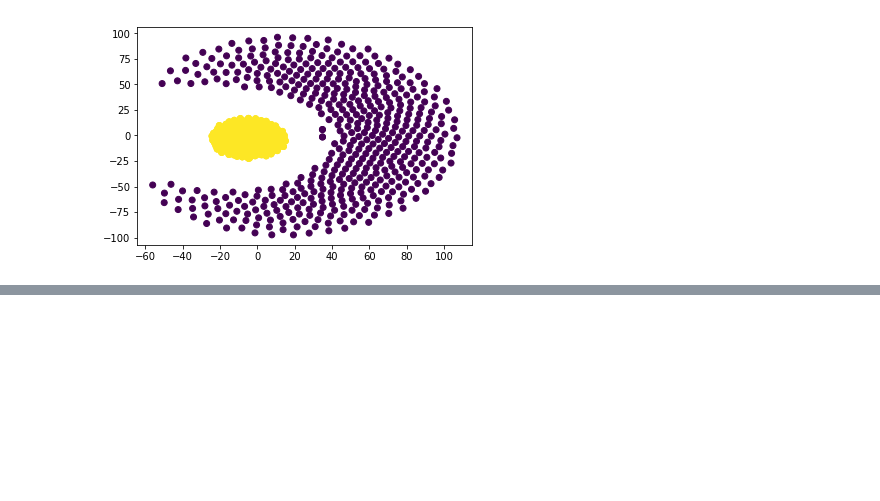
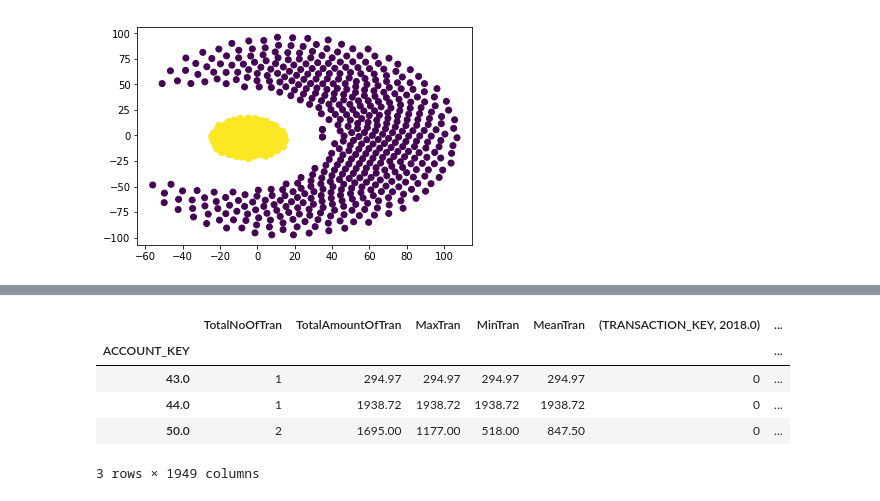
Before and after one commit to gucchi123/sas_sample, a Jupyter notebook: clustering.ipynb, the cells around one changed output, grey strips where cells are left out. Cells and saved outputs as stored; diff of their text form; code cells hidden in the pictures; blank space fills up the shorter version.

```diff
--- a/clustering.ipynb
+++ b/clustering.ipynb
@@ -353,0 +387,10 @@ plt.legend()
+# %%
+#違いが出ている例は以下の口座部分
+fingerprint_origin.iloc[4:7, :]
+# %% [output]
+|  | TotalNoOfTran | TotalAmountOfTran | MaxTran | MinTran | MeanTran | (TRANSACTION_KEY, 2018.0) | ... |
+| ACCOUNT_KEY |  |  |  |  |  |  | ... |
+| 43.0 | 1 | 294.97 | 294.97 | 294.97 | 294.97 | 0 | ... |
+| 44.0 | 1 | 1938.72 | 1938.72 | 1938.72 | 1938.72 | 0 | ... |
+| 50.0 | 2 | 1695.00 | 1177.00 | 518.00 | 847.50 | 0 | ... |
+3 rows × 1949 columns
```
Also changed, not shown: parts of 5 cells of this notebook.
